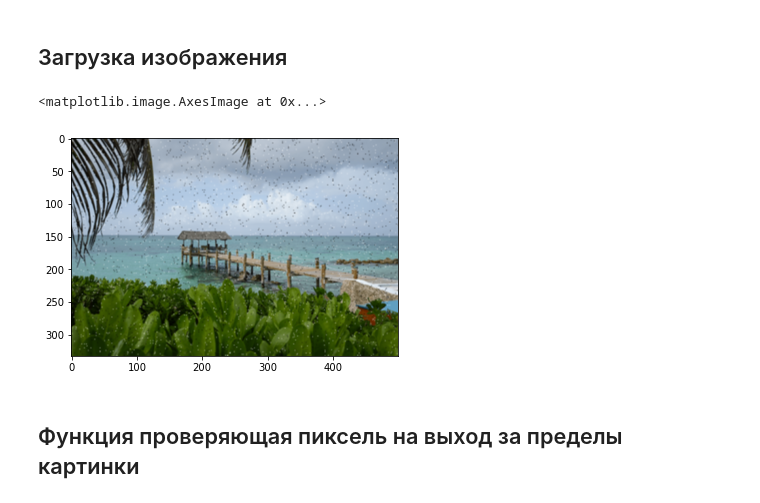
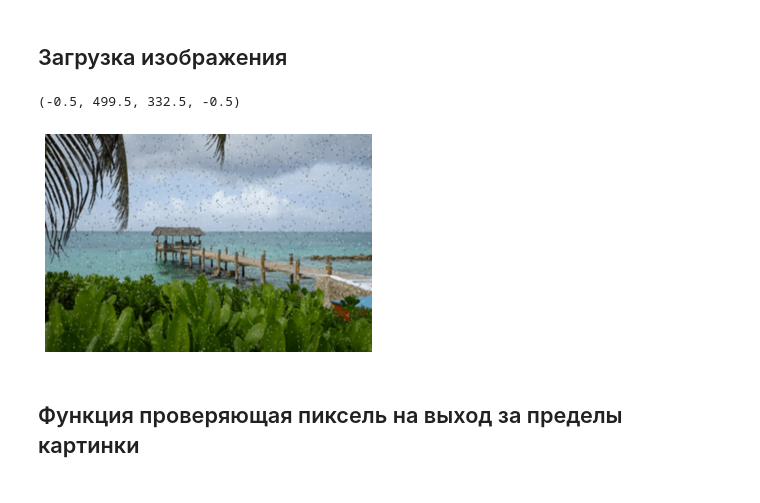
Before and after one commit to OganyanRV/Image-Processing, a Jupyter notebook: laba 2/task 2.1/task2.2.ipynb, the cells around one changed output. Cells and saved outputs as stored; diff of their text form; code cells hidden in the pictures.

```diff
--- a/laba 2/task 2.1/task2.2.ipynb
+++ b/laba 2/task 2.1/task2.2.ipynb
@@ -8,10 +8,11 @@ from matplotlib import pyplot as plt
 # %%
 image = cv2.imread("saltpepper.png")
 image = cv2.cvtColor(np.array(image), cv2.COLOR_RGB2BGR)
 plt.imshow(image)
+plt.axis('off')
 # %% [output]
-<matplotlib.image.AxesImage at 0x...>
+(-0.5, 499.5, 332.5, -0.5)
-[figure, old version]
+[figure, new version]
 # %% [markdown]
 ## Функция проверяющая пиксель на выход за пределы картинки
 # %%
```
Also changed, not shown: parts of 11 cells of this notebook.
